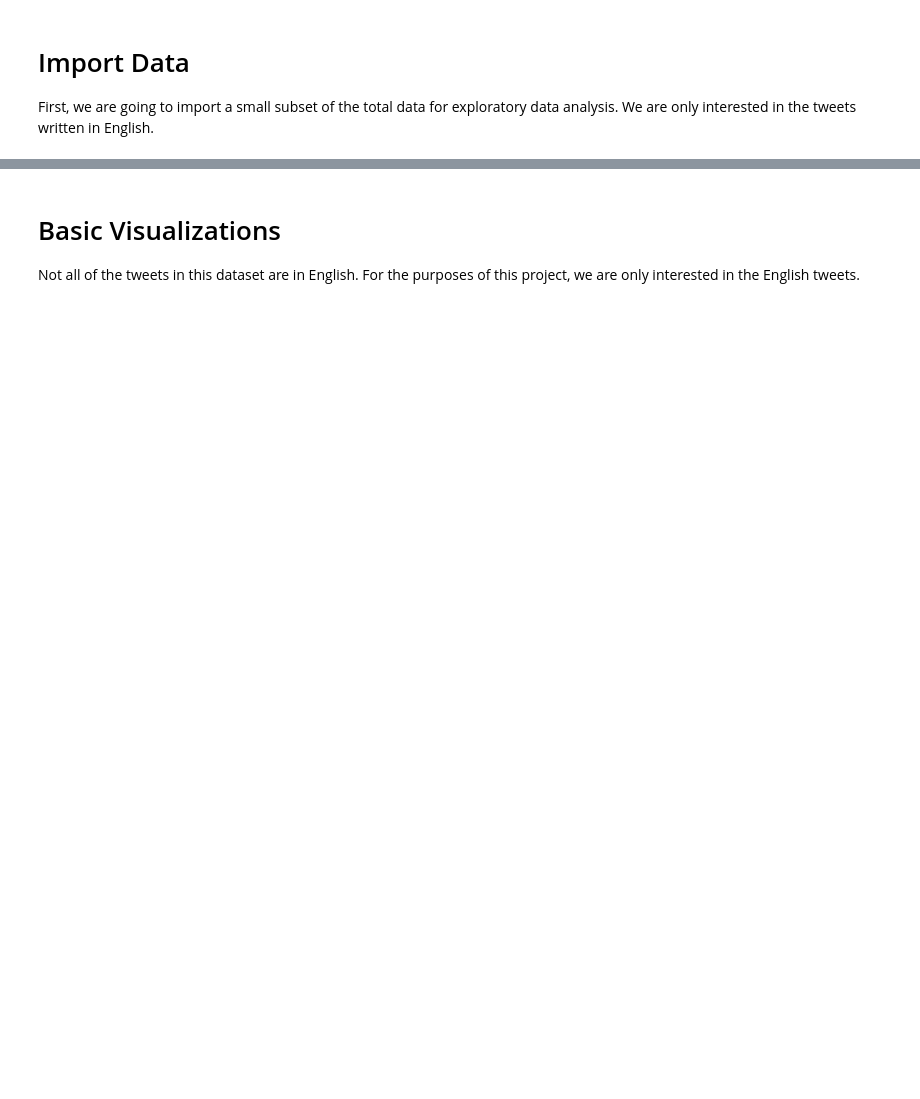
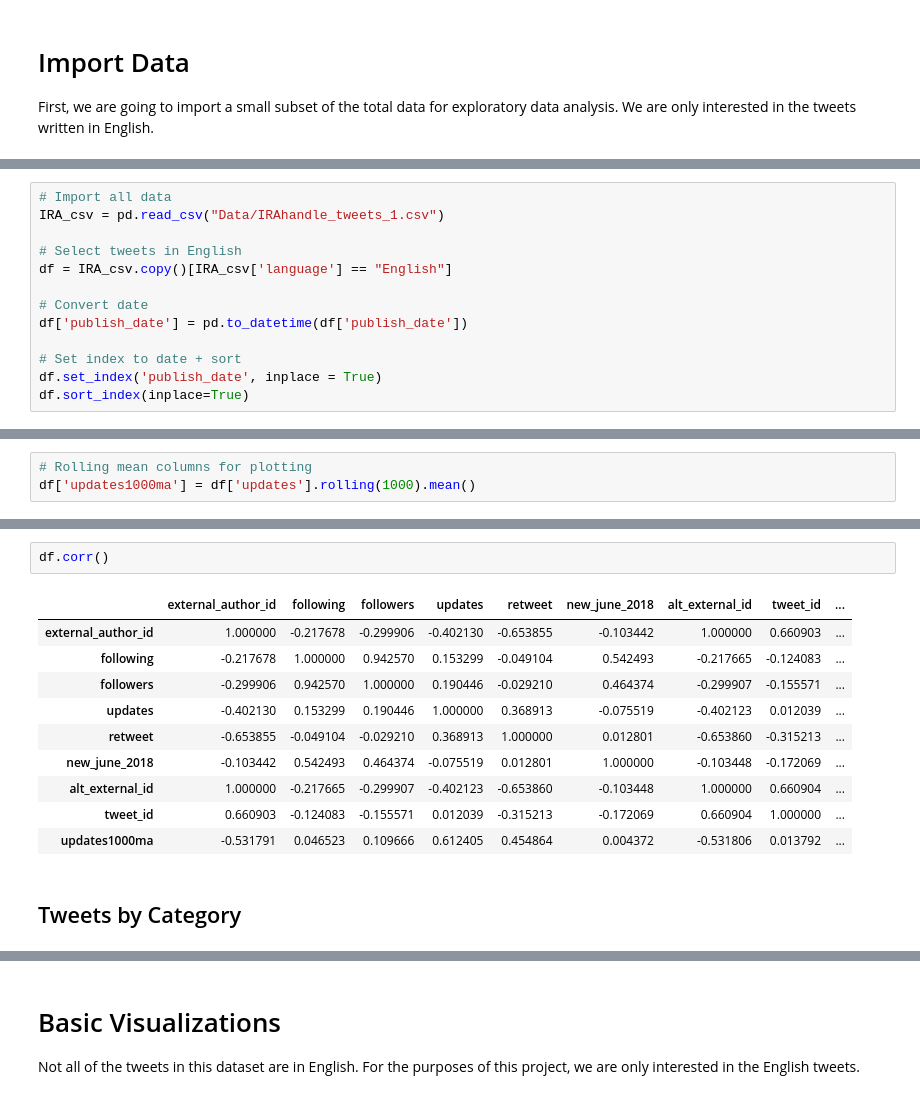
Before and after one commit to joshkraft/kraft_thesis_s19, a Jupyter notebook: Initial Data Exploration.ipynb, the cells around one changed output, grey strips where cells are left out. Cells and saved outputs as stored; diff of their text form; blank space fills up the shorter version.

```diff
--- a/Initial Data Exploration.ipynb
+++ b/Initial Data Exploration.ipynb
@@ -35,0 +9,13 @@ ax = sns.kdeplot(left_troll.followers, left_troll.updates,
+# %%
+# Import all data
+IRA_csv = pd.read_csv("Data/IRAhandle_tweets_1.csv")
+
+# Select tweets in English
+df = IRA_csv.copy()[IRA_csv['language'] == "English"]
+
+# Convert date
+df['publish_date'] = pd.to_datetime(df['publish_date'])
+
+# Set index to date + sort
+df.set_index('publish_date', inplace = True)
+df.sort_index(inplace=True)
@@ -35,0 +32,3 @@ ax = sns.kdeplot(left_troll.followers, left_troll.updates,
+# %%
+# Rolling mean columns for plotting
+df['updates1000ma'] = df['updates'].rolling(1000).mean()
@@ -35,0 +106,15 @@ ax = sns.kdeplot(left_troll.followers, left_troll.updates,
+# %%
+df.corr()
+# %% [output]
+|  | external_author_id | following | followers | updates | retweet | new_june_2018 | alt_external_id | tweet_id | ... |
+| external_author_id | 1.000000 | -0.217678 | -0.299906 | -0.402130 | -0.653855 | -0.103442 | 1.000000 | 0.660903 | ... |
+| following | -0.217678 | 1.000000 | 0.942570 | 0.153299 | -0.049104 | 0.542493 | -0.217665 | -0.124083 | ... |
+| followers | -0.299906 | 0.942570 | 1.000000 | 0.190446 | -0.029210 | 0.464374 | -0.299907 | -0.155571 | ... |
+| updates | -0.402130 | 0.153299 | 0.190446 | 1.000000 | 0.368913 | -0.075519 | -0.402123 | 0.012039 | ... |
+| retweet | -0.653855 | -0.049104 | -0.029210 | 0.368913 | 1.000000 | 0.012801 | -0.653860 | -0.315213 | ... |
+| new_june_2018 | -0.103442 | 0.542493 | 0.464374 | -0.075519 | 0.012801 | 1.000000 | -0.103448 | -0.172069 | ... |
+| alt_external_id | 1.000000 | -0.217665 | -0.299907 | -0.402123 | -0.653860 | -0.103448 | 1.000000 | 0.660904 | ... |
+| tweet_id | 0.660903 | -0.124083 | -0.155571 | 0.012039 | -0.315213 | -0.172069 | 0.660904 | 1.000000 | ... |
+| updates1000ma | -0.531791 | 0.046523 | 0.109666 | 0.612405 | 0.454864 | 0.004372 | -0.531806 | 0.013792 | ... |
+# %% [markdown]
+## Tweets by Category
```
Also changed, not shown: parts of 17 cells of this notebook, 2 other files.
